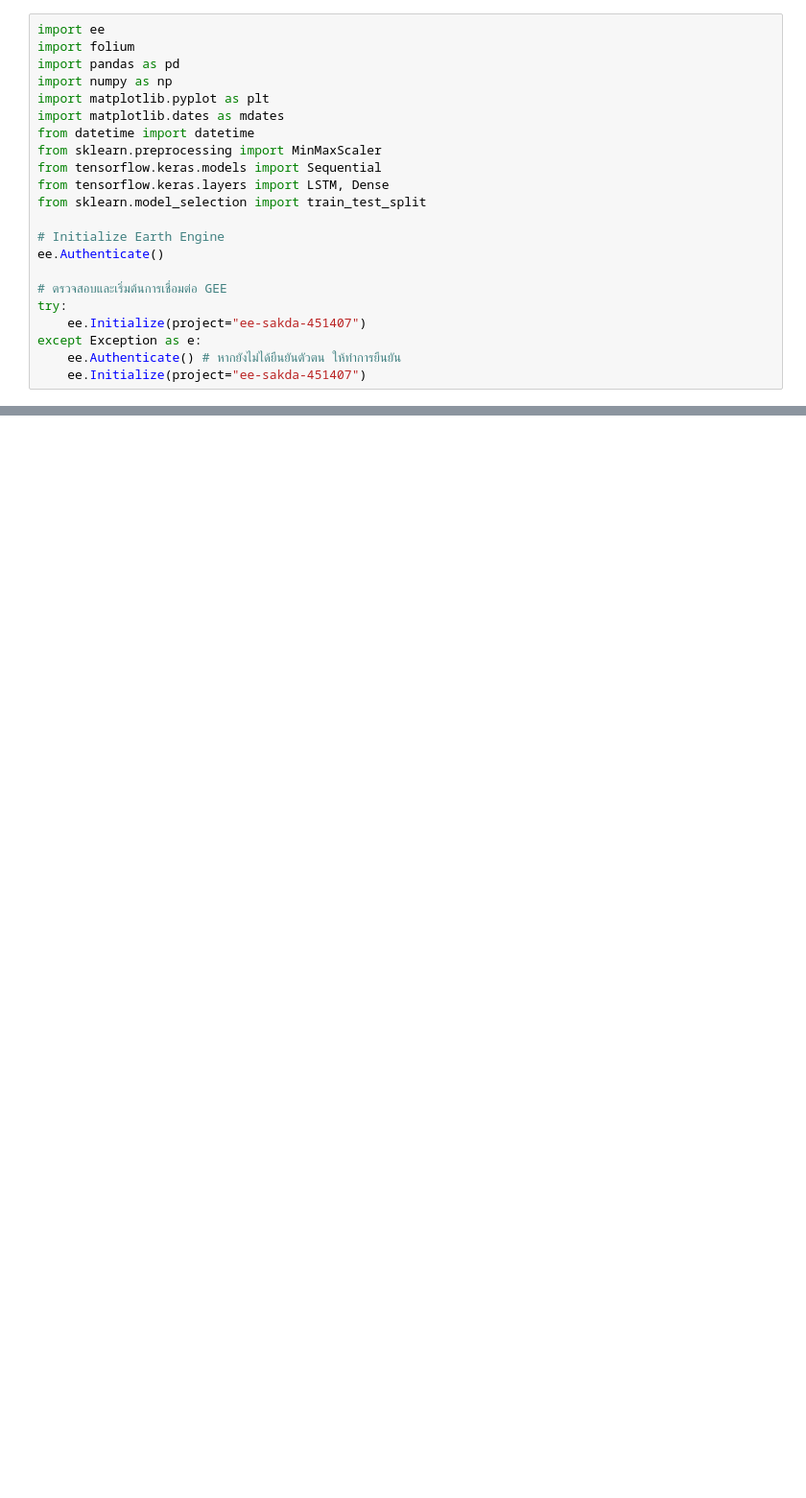
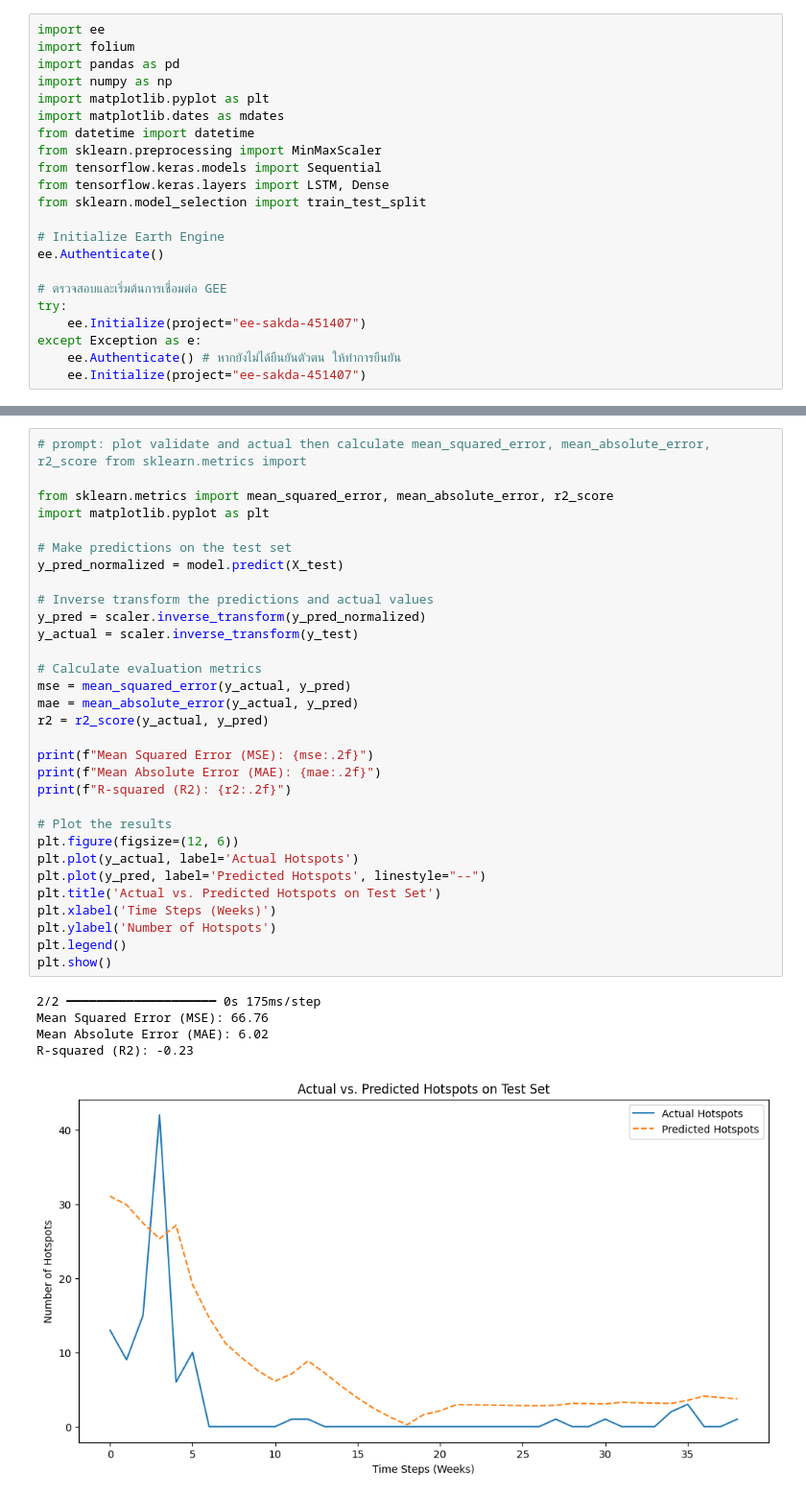
Before and after one commit to dookda/cmu_water_balance, a Jupyter notebook: prediction_hotspot_lstm_predicted_for2025_colab.ipynb, the cells around one changed output, grey strips where cells are left out. Shown: that part at 96% size. Drawn from its saved outputs; the diff is of its cells as text; blank space fills up the shorter version.

```diff
--- a/prediction_hotspot_lstm_predicted_for2025_colab.ipynb
+++ b/prediction_hotspot_lstm_predicted_for2025_colab.ipynb
@@ -264 +259,38 @@ plt.show()
+# %%
+# prompt: plot validate and actual then calculate mean_squared_error, mean_absolute_error, r2_score from sklearn.metrics import
+
+from sklearn.metrics import mean_squared_error, mean_absolute_error, r2_score
+import matplotlib.pyplot as plt
+
+# Make predictions on the test set
+y_pred_normalized = model.predict(X_test)
+
+# Inverse transform the predictions and actual values
+y_pred = scaler.inverse_transform(y_pred_normalized)
+y_actual = scaler.inverse_transform(y_test)
+
+# Calculate evaluation metrics
+mse = mean_squared_error(y_actual, y_pred)
+mae = mean_absolute_error(y_actual, y_pred)
+r2 = r2_score(y_actual, y_pred)
+
+print(f"Mean Squared Error (MSE): {mse:.2f}")
+print(f"Mean Absolute Error (MAE): {mae:.2f}")
+print(f"R-squared (R2): {r2:.2f}")
+
+# Plot the results
+plt.figure(figsize=(12, 6))
+plt.plot(y_actual, label='Actual Hotspots')
+plt.plot(y_pred, label='Predicted Hotspots', linestyle="--")
+plt.title('Actual vs. Predicted Hotspots on Test Set')
+plt.xlabel('Time Steps (Weeks)')
+plt.ylabel('Number of Hotspots')
+plt.legend()
+plt.show()
+# %% [output]
+2/2 ━━━━━━━━━━━━━━━━━━━━ 0s 175ms/step
+Mean Squared Error (MSE): 66.76
+Mean Absolute Error (MAE): 6.02
+R-squared (R2): -0.23
+[figure, added]
 # %%
```
Also changed, not shown: parts of 10 cells of this notebook.
